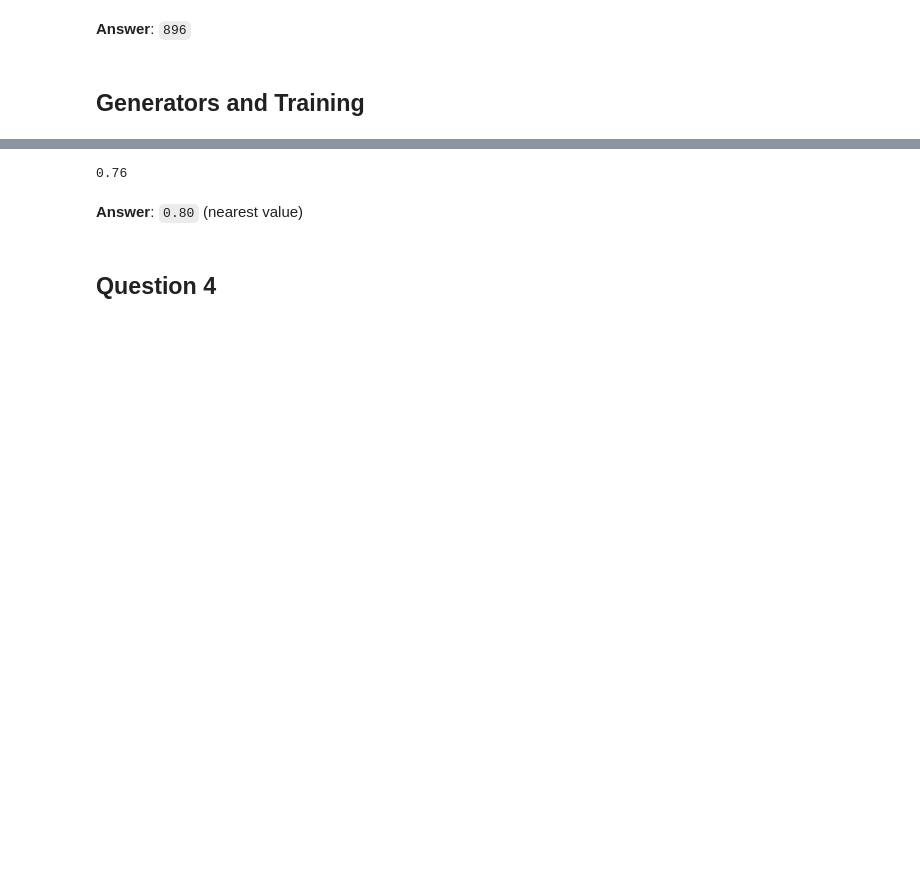
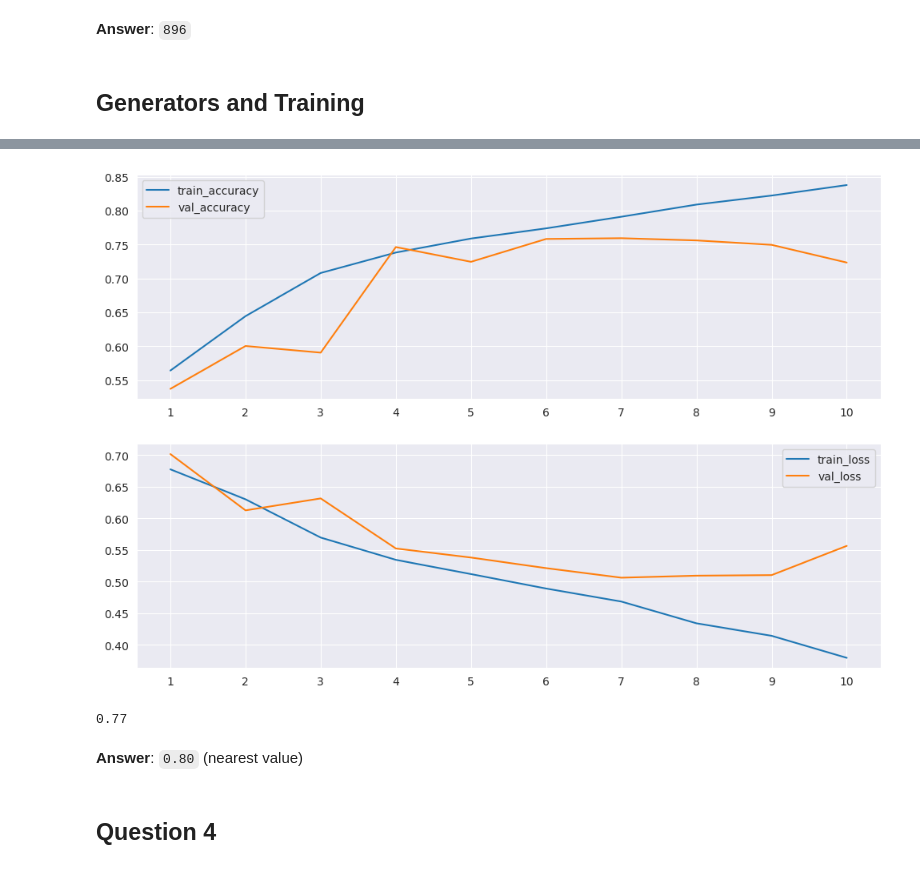
Before and after one commit to joweyel/ml-zoomcamp-material, a Jupyter notebook: 08-neural-networks-and-deep-learning/homework/solutions.ipynb, the cells around one changed output, grey strips where cells are left out. Drawn from its saved outputs; the diff is of its cells as text; code cells hidden in the pictures; blank space fills up the shorter version.

```diff
--- a/08-neural-networks-and-deep-learning/homework/solutions.ipynb
+++ b/08-neural-networks-and-deep-learning/homework/solutions.ipynb
@@ -123,34 +106,23 @@ from tensorflow.keras.preprocessing.image import ImageDataGenerator
 # %%
 batch_size = 20
 
-train_val_gen = ImageDataGenerator(rescale=1.0/255.0, validation_split=0.25) # 0.25 * 0.8 = 0.2:
+train_gen = ImageDataGenerator(rescale=1.0/255.0)
+val_gen   = ImageDataGenerator(rescale=1.0/255.0)
 
-train_ds = train_val_gen.flow_from_directory(
-    "./data/train/",
+
+train_ds = train_gen.flow_from_directory(
+    train_dir,
     target_size=(150, 150),
     batch_size=batch_size,
     shuffle=True,
-    class_mode="binary",
-    subset="training"
+    class_mode="binary"
 )
 
-val_ds = train_val_gen.flow_from_directory(
-    "./data/train/",
+val_ds = val_gen.flow_from_directory(
+    test_dir,
     target_size=(150, 150),
     batch_size=batch_size,
     shuffle=True,
-    class_mode="binary",
-    subset="validation"
-)
-
-
-test_gen = ImageDataGenerator(rescale=1.0/255.0)
-
-test_ds = test_gen.flow_from_directory(
-    "./data/test/",
-    target_size=(150, 150),
-    batch_size=batch_size,
-    shuffle=False, # just for eval. -> no shuffling needed
     class_mode="binary"
 )
 # %% [output]
@@ -206,7 +166,25 @@ Epoch 10/10
+# %%
+hist = history.history
+
+fig, ax = plt.subplots(2, 1, figsize=(12, 8))
+
+epochs = np.arange(1, n_epochs + 1)
+
+ax[0].plot(epochs, hist["accuracy"], label="train_accuracy")
+ax[0].plot(epochs, hist["val_accuracy"], label="val_accuracy")
+ax[0].set_xticks(epochs)
+ax[0].legend()
+ax[1].plot(epochs, hist["loss"], label="train_loss")
+ax[1].plot(epochs, hist["val_loss"], label="val_loss")
+ax[1].set_xticks(epochs)
+ax[1].legend()
+plt.show()
+# %% [output]
+[figure, added]
 # %%
-np.median(np.array(history.history["accuracy"])).round(2)
+np.median(hist["accuracy"]).round(2)
 # %% [output]
-0.76
+0.77
 # %% [markdown]
 **Answer**: `0.80` (nearest value)
 # %% [markdown]
```
Also changed, not shown: parts of 23 cells of this notebook, 2 other files.
